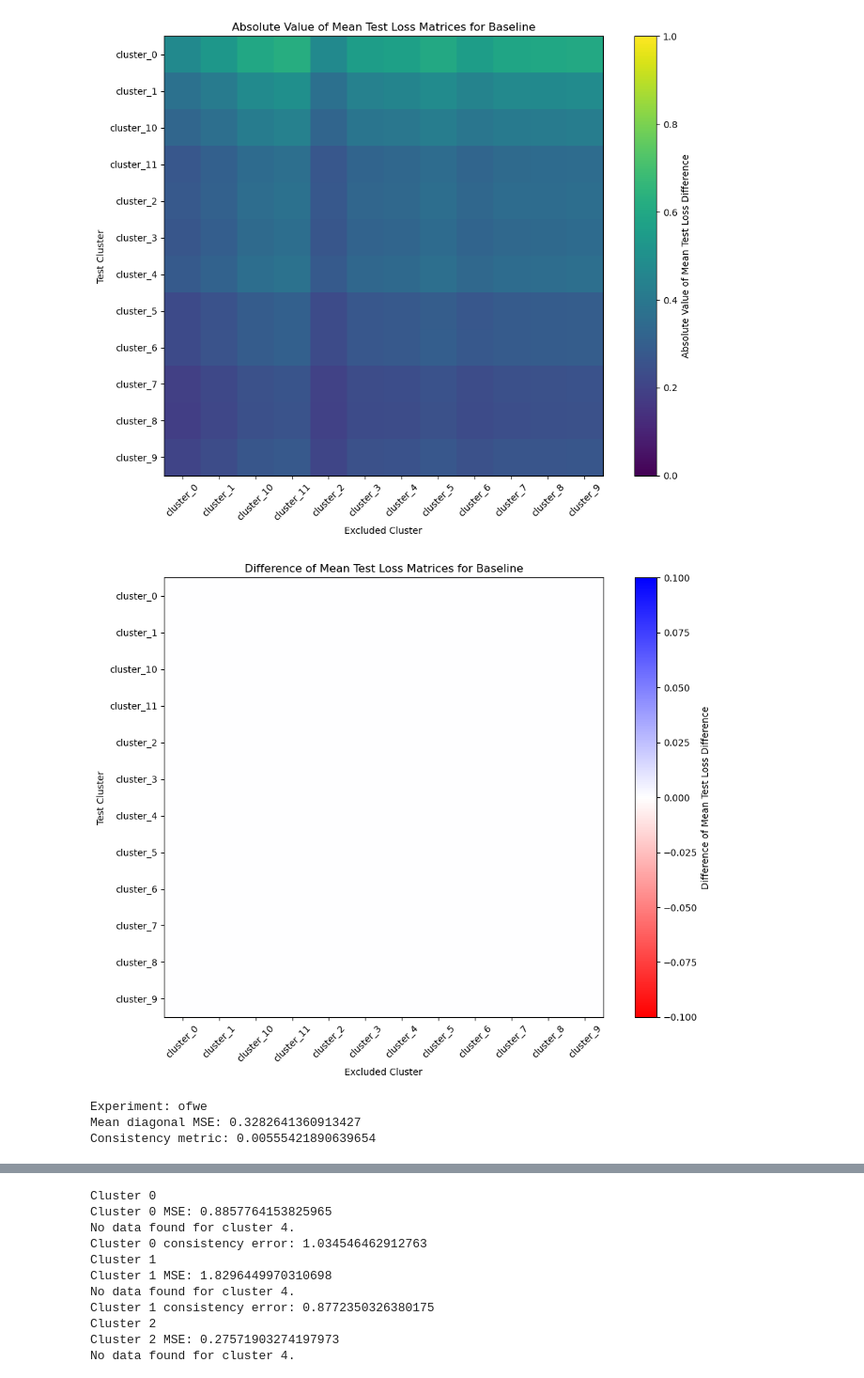
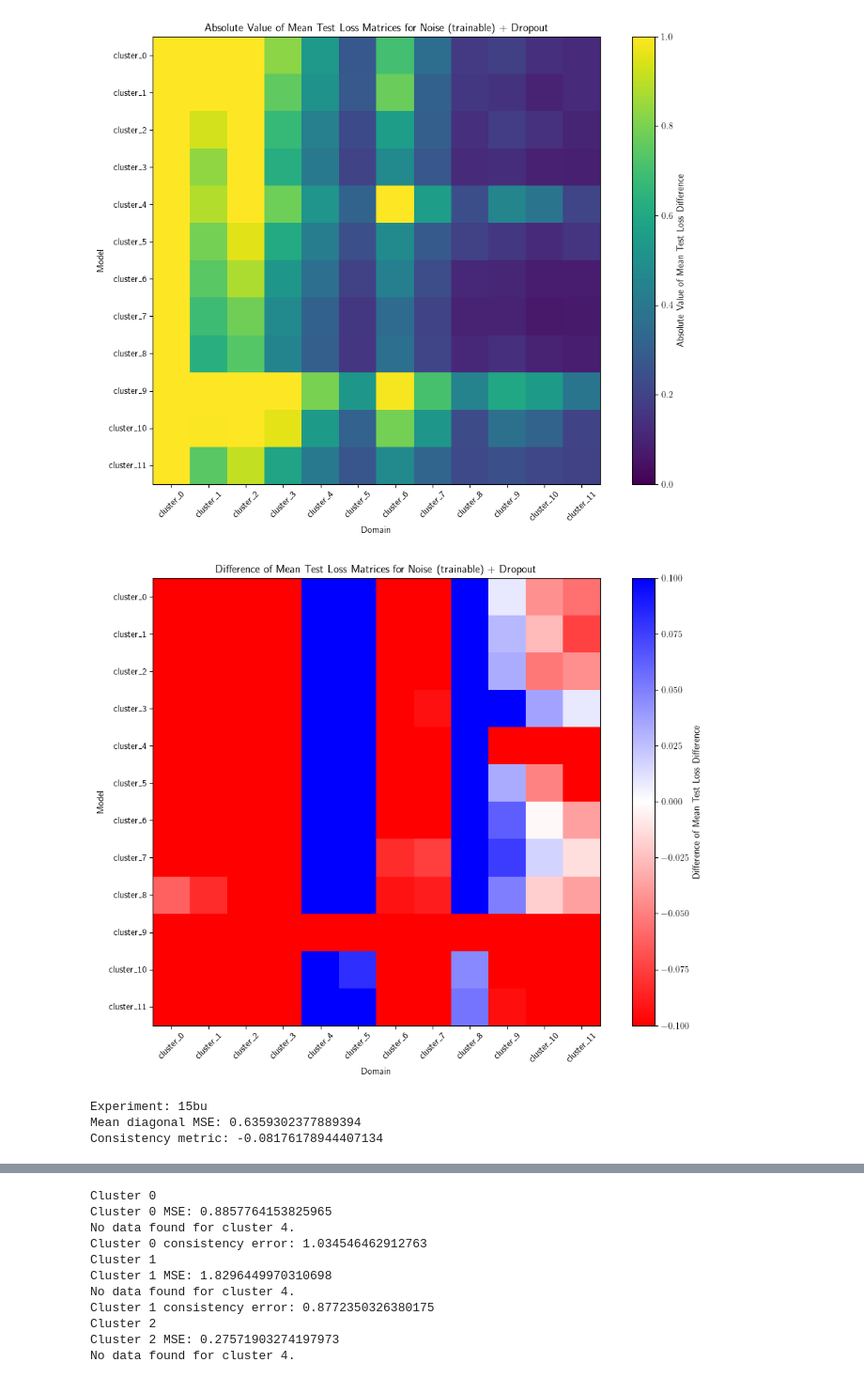
Before and after one commit to fquaren/AdaptationSandbox, a Jupyter notebook: notebooks/plot_pareto.ipynb, the cells around one changed output, grey strips where cells are left out. Shown: that part at 94% size. Saved outputs shown, nothing was run; the diff lists cells and outputs as text; code cells hidden in the pictures.

Commit message:
plots

```diff
--- a/notebooks/plot_pareto.ipynb
+++ b/notebooks/plot_pareto.ipynb
@@ -7,14 +7,17 @@ import matplotlib.pyplot as plt
 # %%
 import numpy as np
 
-experiments = ["756x", "bc8k", "bi4y", "ofwe", "t9pq"]
-labels = ["Dropout", "Dropout + Batch Normalization", "Batch Normalization", "Baseline", "Noise"]
+# "bc8k", "Batch Normalization + Dropout"
+
+# experiments = ["756x", "bi4y", "ofwe", "t9pq"]
+experiments = ["dibo", "atbv", "vmu4", "15bu"]
+labels = ["Baseline", "DO + BN", "Theta_e", "Noise (trainable) + Dropout"]
+# labels = ["Dropout", "DO + BN", "Baseline", "Noise (trainable) + Dropout"]
+# labels = [" ", " ", " ", " "]
 
 dataloaders = {
     "cluster_0": [],
     "cluster_1": [],
-    "cluster_10": [],
-    "cluster_11": [],
     "cluster_2": [],
     "cluster_3": [],
     "cluster_4": [],
@@ -23,23 +26,36 @@ dataloaders = {
     "cluster_7": [],
     "cluster_8": [],
     "cluster_9": [],
+    "cluster_10": [],
+    "cluster_11": [],
 }
 
 consistency_list = []
 mean_diagonal_list = []
 # Load the .npz file
-data = np.load(f"/Users/fquareng/experiments/new_dataset_12/UNet_experiments_12/ofwe/mean_test_loss_matrix.npz")
+# data = np.load(f"/Users/fquareng/experiments/new_dataset_12/UNet_experiments_12/ofwe/mean_test_loss_matrix.npz")
+data = np.load(f"/Users/fquareng/experiments/cross_val/dibo/mean_test_loss_matrix.npz")
 mean_test_loss_baseline = data["arr_0"]
 for exp, l in zip(experiments, labels):
-    data = np.load(f"/Users/fquareng/experiments/new_dataset_12/UNet_experiments_12/{exp}/mean_test_loss_matrix.npz")
+    data = np.load(f"/Users/fquareng/experiments/cross_val/{exp}/mean_test_loss_matrix.npz")
     mean_test_loss = data["arr_0"]  # Adjust key if needed
+
+    arr = mean_test_loss.copy()
+    cols_to_move = arr[:, [2, 3]].copy()
+    mean_test_loss[:, 2:9] = mean_test_loss[:, 4:11]
+    mean_test_loss[:, 9:11] = cols_to_move
+
+    rows_to_move = mean_test_loss[[2, 3], :].copy()
+    mean_test_loss[2:9, :] = mean_test_loss[4:11, :]
+    mean_test_loss[9:11, :] = rows_to_move
+
 
     # Plot the difference matrix
     plt.figure(figsize=(10, 8))
     plt.imshow(np.abs(mean_test_loss), cmap='viridis', interpolation='nearest')
     plt.title(f"Absolute Value of Mean Test Loss Matrices for {l}")
-    plt.xlabel("Excluded Cluster")
-    plt.ylabel("Test Cluster")
+    plt.xlabel("Domain")
+    plt.ylabel("Model")
     plt.xticks(np.arange(len(dataloaders)), list(dataloaders.keys()), rotation=45)
     plt.yticks(np.arange(len(dataloaders)), list(dataloaders.keys()))
     plt.tight_layout()
@@ -52,8 +68,8 @@ for exp, l in zip(experiments, labels):
     plt.figure(figsize=(10, 8))
     plt.imshow(mean_test_loss_baseline - mean_test_loss, cmap='bwr_r', interpolation='nearest')
     plt.title(f"Difference of Mean Test Loss Matrices for {l}")
-    plt.xlabel("Excluded Cluster")
-    plt.ylabel("Test Cluster")
+    plt.xlabel("Domain")
+    plt.ylabel("Model")
     plt.xticks(np.arange(len(dataloaders)), list(dataloaders.keys()), rotation=45)
     plt.yticks(np.arange(len(dataloaders)), list(dataloaders.keys()))
     plt.tight_layout()
@@ -106,5 +122,5 @@ Consistency metric: 0.004020764990138807
-[figure, old version]
+[figure, new version]
-[figure, old version]
+[figure, new version]
-Experiment: ofwe
-Mean diagonal MSE: 0.3282641360913427
-Consistency metric: 0.00555421890639654
+Experiment: 15bu
+Mean diagonal MSE: 0.6359302377889394
+Consistency metric: -0.08176178944407134
```
Also changed, not shown: parts of 6 cells of this notebook, 2 other files.
